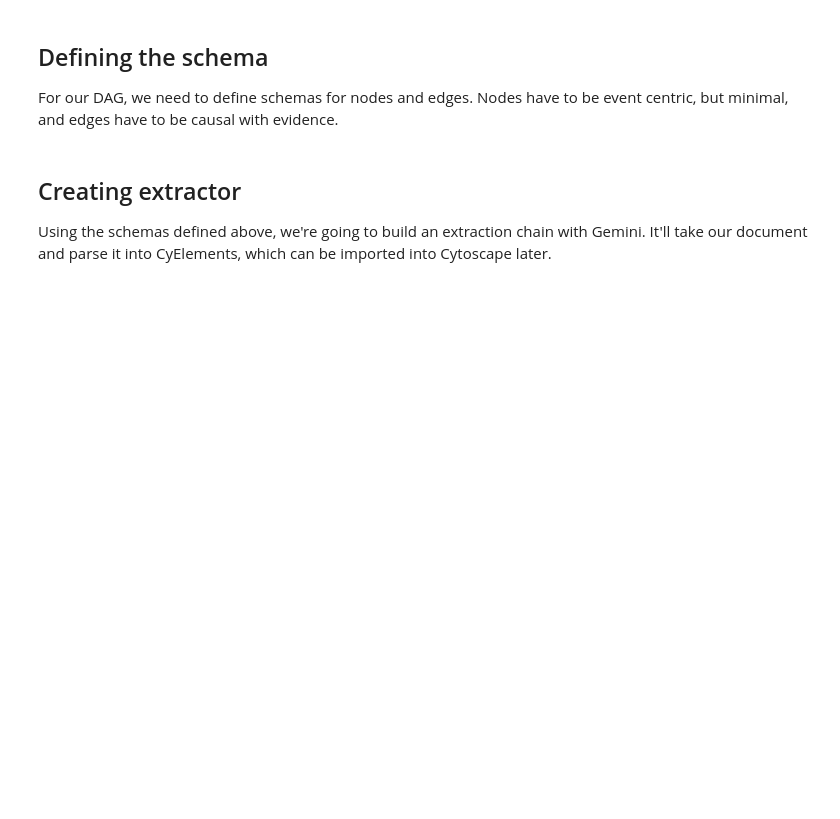
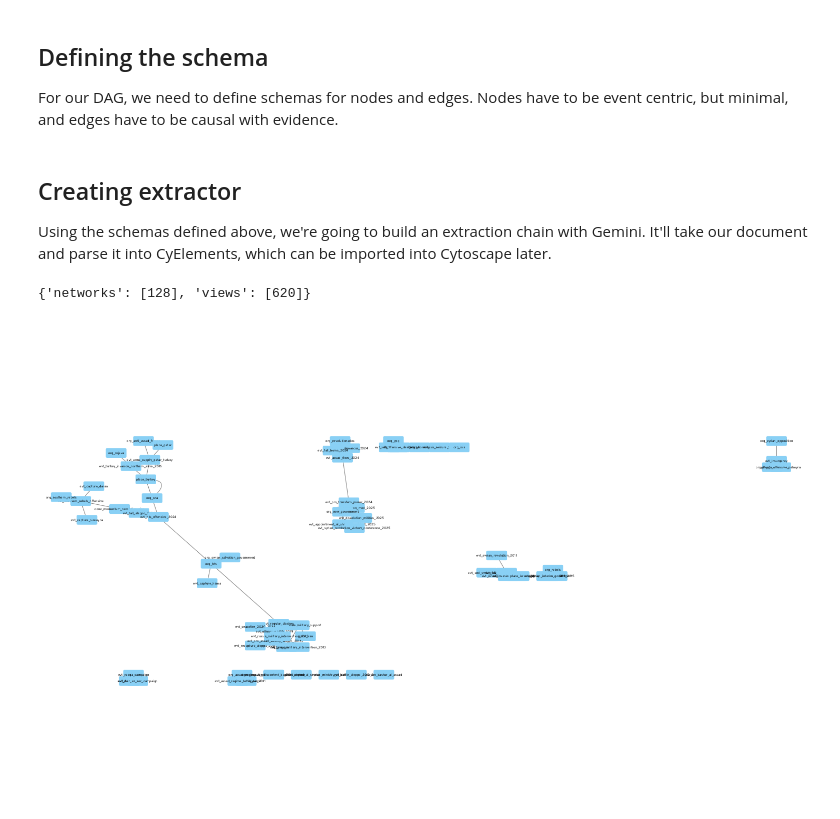
Before and after one commit to rohand2290/gemini-wikipedia-network, a Jupyter notebook: article_analyze.ipynb, the cells around one changed output. Saved outputs shown, nothing was run; the diff lists cells and outputs as text; code cells hidden in the pictures; blank space fills up the shorter version.

Commit message:
finished creating graphs

```diff
--- a/article_analyze.ipynb
+++ b/article_analyze.ipynb
@@ -199,3 +200,15 @@ def save_cyjs(cy_elements, path, app_name="cause_effect_extractor"):
 
 
 save_cyjs(cy, "brotherhood.cyjs")
+# %%
+from py4cytoscape import import_network_from_file, layouts, delete_all_networks, notebook_export_show_image
+delete_all_networks()
+import_network_from_file("brotherhood.cyjs")
+# %% [output]
+{'networks': [128], 'views': [620]}
+# %%
+layouts.get_layout_names()
+layouts.layout_network(layout_name="circular")
+notebook_export_show_image()
+# %% [output]
+[figure, added]
```
Also changed, not shown: parts of 3 cells of this notebook, 5 other files.
